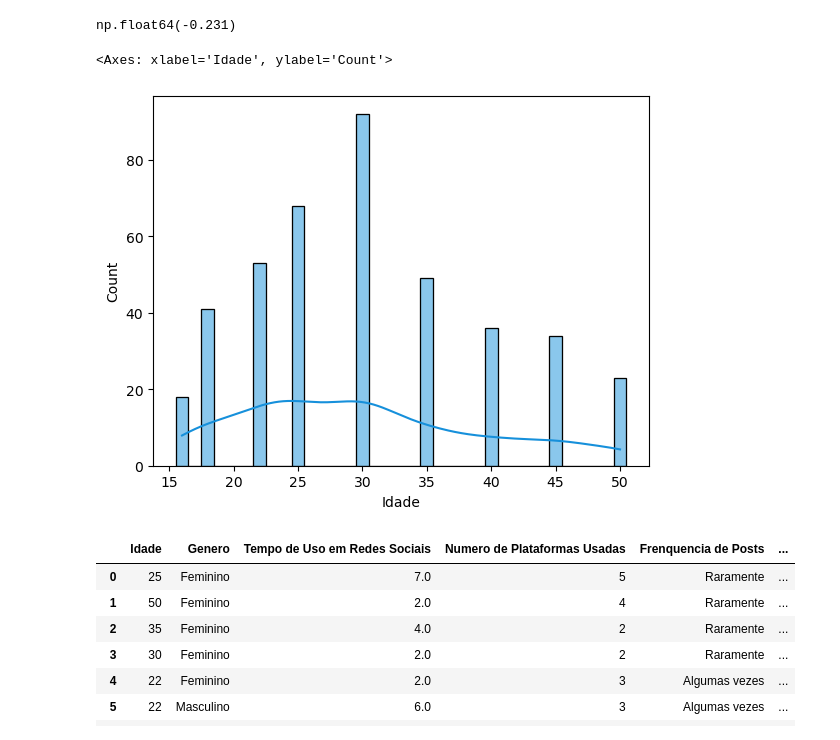
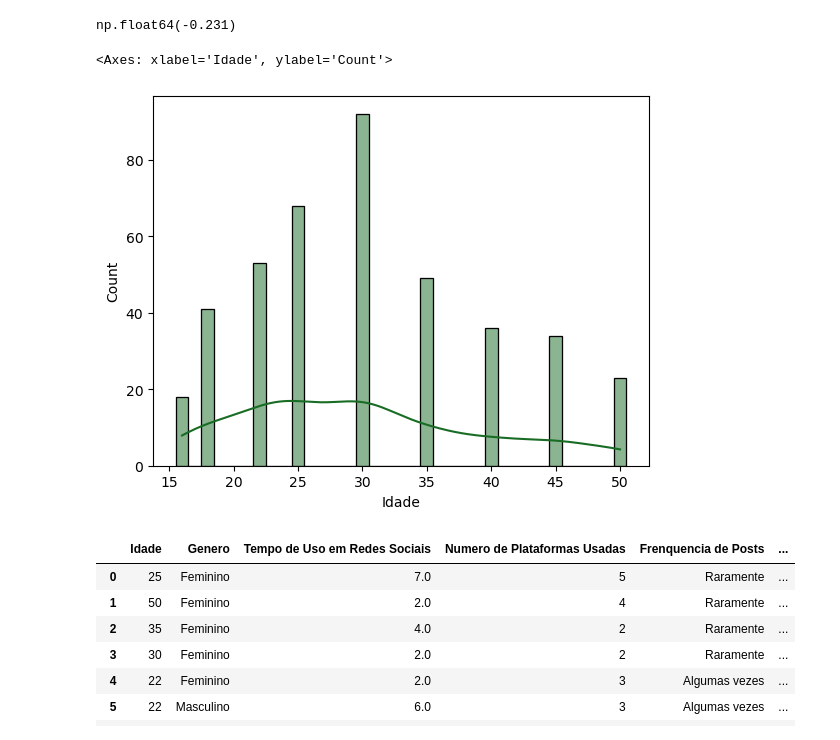
Before and after one commit to Diogonogueirasantos/Influencia-gerada-por-Redes-sociais, a Jupyter notebook: analise_exploratoria.ipynb, the cells around one changed output. Cells and saved outputs as stored; diff of their text form; code cells hidden in the pictures.

```diff
--- a/analise_exploratoria.ipynb
+++ b/analise_exploratoria.ipynb
@@ -235,10 +234,10 @@ Coeficiente_Bowley_outros.round(3)
 # %% [output]
 np.float64(-0.231)
 # %%
-sns.histplot(df_O, x=df_O['Idade'], kde=True, hue_order=df_O[''],discrete=True, color='#1690DB')
+sns.histplot(df_O, x=df_O['Idade'], kde=True,discrete=True, color='#186C24')
 # %% [output]
 <Axes: xlabel='Idade', ylabel='Count'>
-[figure, old version]
+[figure, new version]
 # %%
 from sklearn.preprocessing import OrdinalEncoder
 # %%
```
Also changed, not shown: parts of 4 cells of this notebook, 4 other files.
